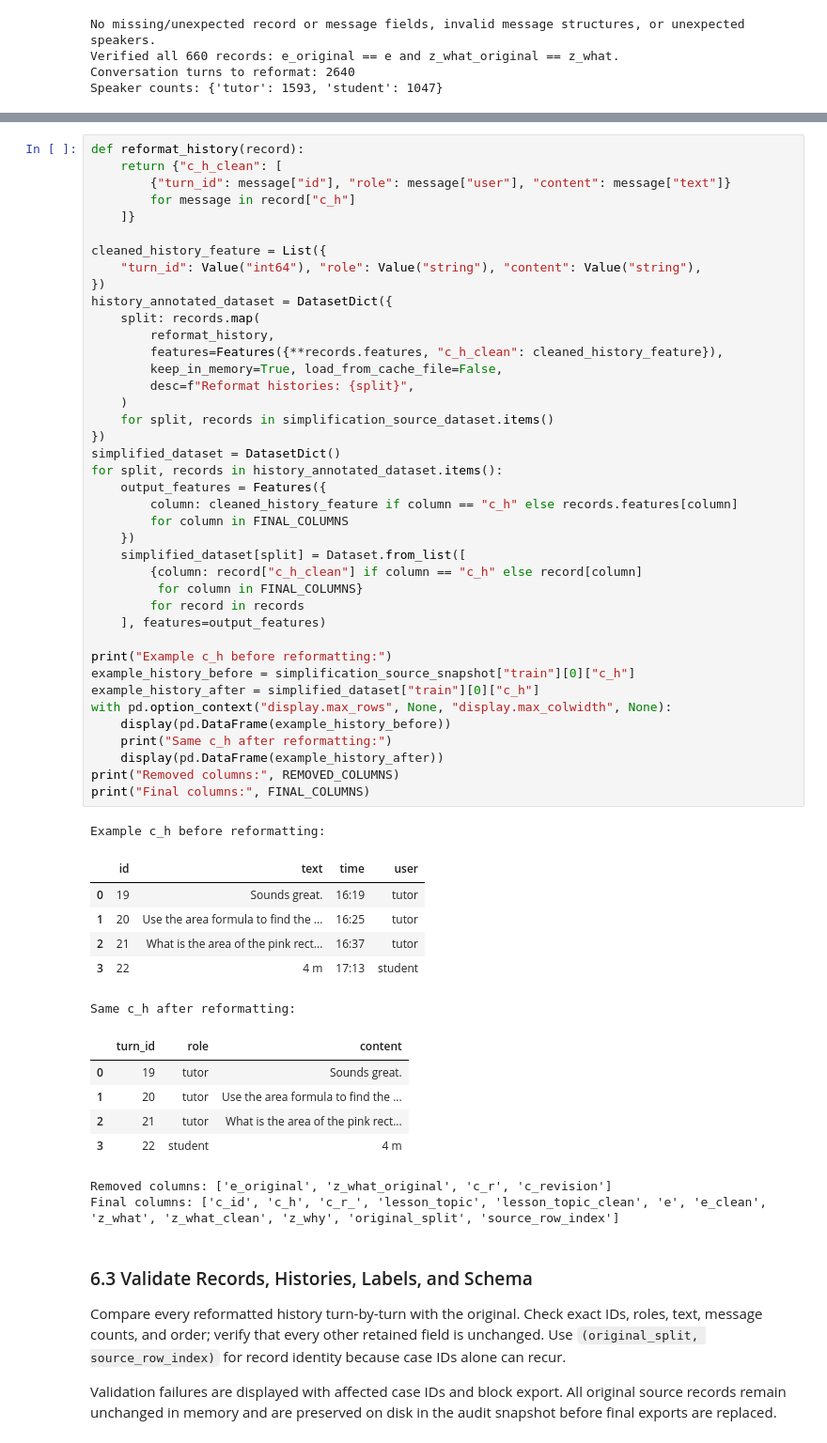
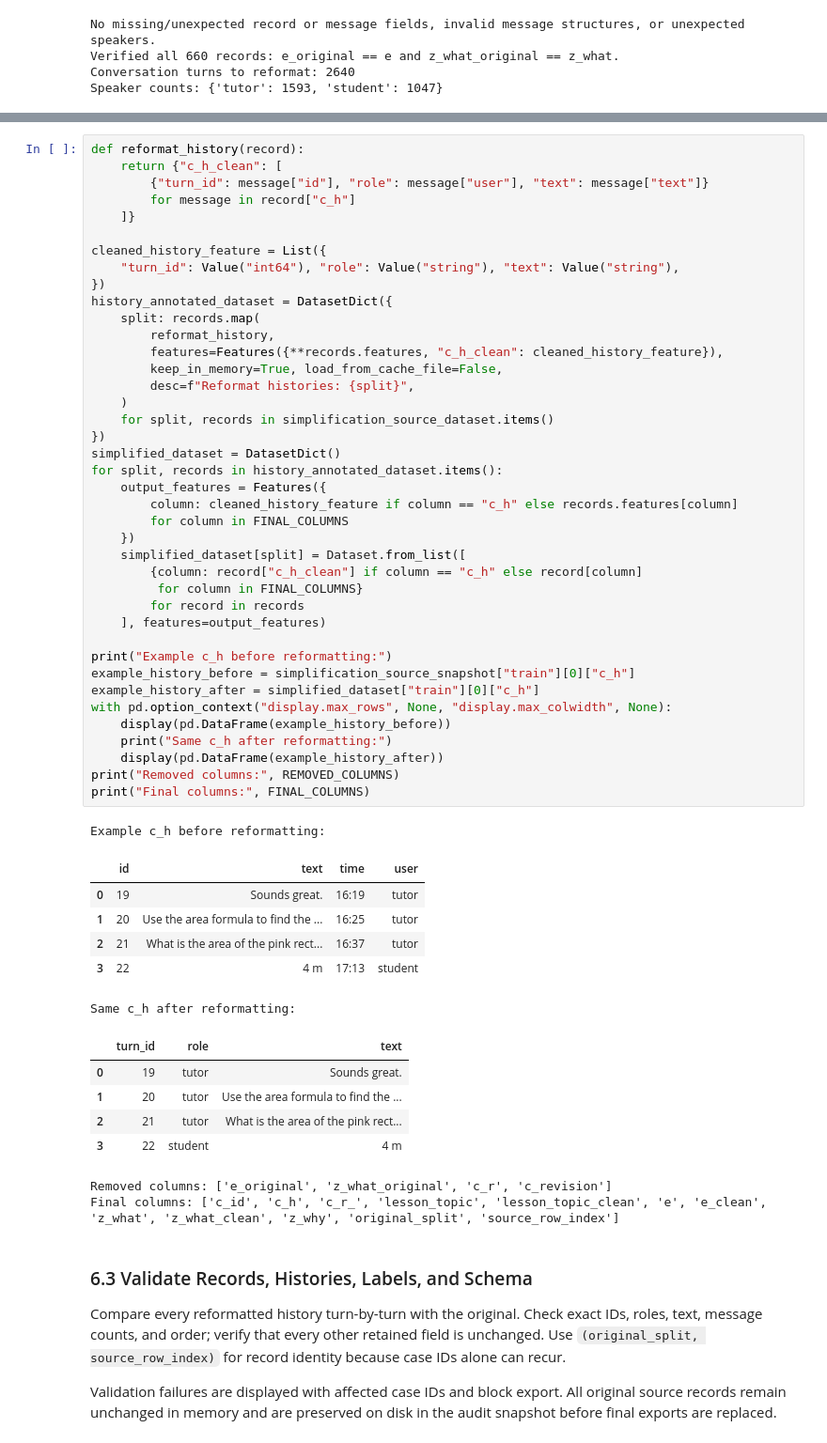
Before and after one commit to FacelessSnowman/TutorState, a Jupyter notebook: explore_bridge.ipynb, the cells around one changed output, grey strips where cells are left out. Shown at 94% size. Drawn from its saved outputs; the diff is of its cells as text.

Commit message:
Use text for conversation history messages

```diff
--- a/explore_bridge.ipynb
+++ b/explore_bridge.ipynb
@@ -2250,12 +2250,12 @@ Rename `id` to `turn_id`, `user` to `role`, and `text` to `content`; omit only `
 # %%
 def reformat_history(record):
     return {"c_h_clean": [
-        {"turn_id": message["id"], "role": message["user"], "content": message["text"]}
+        {"turn_id": message["id"], "role": message["user"], "text": message["text"]}
         for message in record["c_h"]
     ]}
 
 cleaned_history_feature = List({
-    "turn_id": Value("int64"), "role": Value("string"), "content": Value("string"),
+    "turn_id": Value("int64"), "role": Value("string"), "text": Value("string"),
 })
 history_annotated_dataset = DatasetDict({
     split: records.map(
@@ -2268,34 +2268,34 @@ history_annotated_dataset = DatasetDict({
 })
 simplified_dataset = DatasetDict()
 for split, records in history_annotated_dataset.items():
     output_features = Features({
         column: cleaned_history_feature if column == "c_h" else records.features[column]
         for column in FINAL_COLUMNS
     })
     simplified_dataset[split] = Dataset.from_list([
         {column: record["c_h_clean"] if column == "c_h" else record[column]
          for column in FINAL_COLUMNS}
         for record in records
     ], features=output_features)
 
 print("Example c_h before reformatting:")
 example_history_before = simplification_source_snapshot["train"][0]["c_h"]
 example_history_after = simplified_dataset["train"][0]["c_h"]
 with pd.option_context("display.max_rows", None, "display.max_colwidth", None):
     display(pd.DataFrame(example_history_before))
     print("Same c_h after reformatting:")
     display(pd.DataFrame(example_history_after))
 print("Removed columns:", REMOVED_COLUMNS)
 print("Final columns:", FINAL_COLUMNS)
 # %% [output]
 Example c_h before reformatting:
 |  | id | text | time | user |
 | 0 | 19 | Sounds great. | 16:19 | tutor |
 | 1 | 20 | Use the area formula to find the ... | 16:25 | tutor |
 | 2 | 21 | What is the area of the pink rect... | 16:37 | tutor |
 | 3 | 22 | 4 m | 17:13 | student |
 Same c_h after reformatting:
-|  | turn_id | role | content |
+|  | turn_id | role | text |
 | 0 | 19 | tutor | Sounds great. |
 | 1 | 20 | tutor | Use the area formula to find the ... |
 | 2 | 21 | tutor | What is the area of the pink rect... |
```
Also changed, not shown: parts of 6 cells of this notebook, 3 other files.
